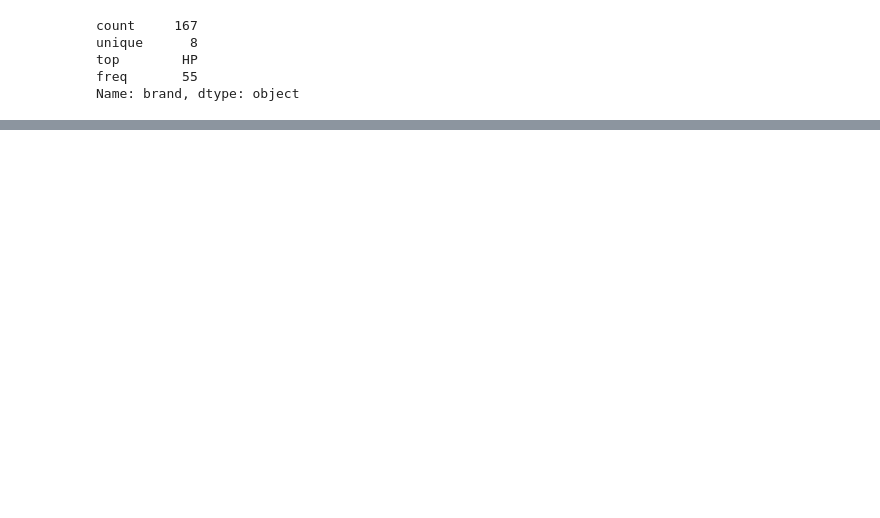
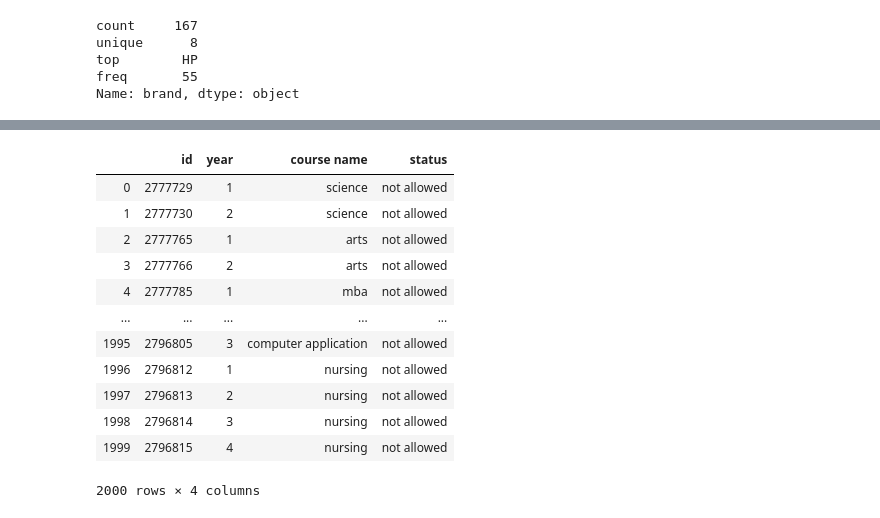
Before and after one commit to woodg1207/TIL, a Jupyter notebook: 99_home_doodle/datascience/05_큰_데이터_다루기.ipynb, the cells around one changed output, grey strips where cells are left out. Saved outputs shown, nothing was run; the diff lists cells and outputs as text; code cells hidden in the pictures; blank space fills up the shorter version.

```diff
--- a/99_home_doodle/datascience/05_큰_데이터_다루기.ipynb
+++ b/99_home_doodle/datascience/05_큰_데이터_다루기.ipynb
@@ -166,0 +274,3 @@ Name: brand, dtype: object
+# %%
+df = pd.read_csv('data/enrolment_1.csv')
+df
@@ -166,0 +291,24 @@ Name: brand, dtype: object
+# %%
+df['status'] = 'not allowed'
+df.loc[(df['year']!=1)&(df['course name']=='information technology'),'status']='allowed'
+df.loc[(df['year']!=4)&(df['course name']=='commerce'),'status']='allowed'
+con=df['course name'].value_counts()<5
+for i in list(con[con].index):
+    df.loc[df['course name']==i,'status'] = 'allowed'
+# df.loc[df['course name']==con[con],'status'] = 'allowed'
+# %%
+df
+# %% [output]
+|  | id | year | course name | status |
+| 0 | 2777729 | 1 | science | not allowed |
+| 1 | 2777730 | 2 | science | not allowed |
+| 2 | 2777765 | 1 | arts | not allowed |
+| 3 | 2777766 | 2 | arts | not allowed |
+| 4 | 2777785 | 1 | mba | not allowed |
+| ... | ... | ... | ... | ... |
+| 1995 | 2796805 | 3 | computer application | not allowed |
+| 1996 | 2796812 | 1 | nursing | not allowed |
+| 1997 | 2796813 | 2 | nursing | not allowed |
+| 1998 | 2796814 | 3 | nursing | not allowed |
+| 1999 | 2796815 | 4 | nursing | not allowed |
+2000 rows × 4 columns
```
Also changed, not shown: parts of 16 cells of this notebook, 3 other files.
